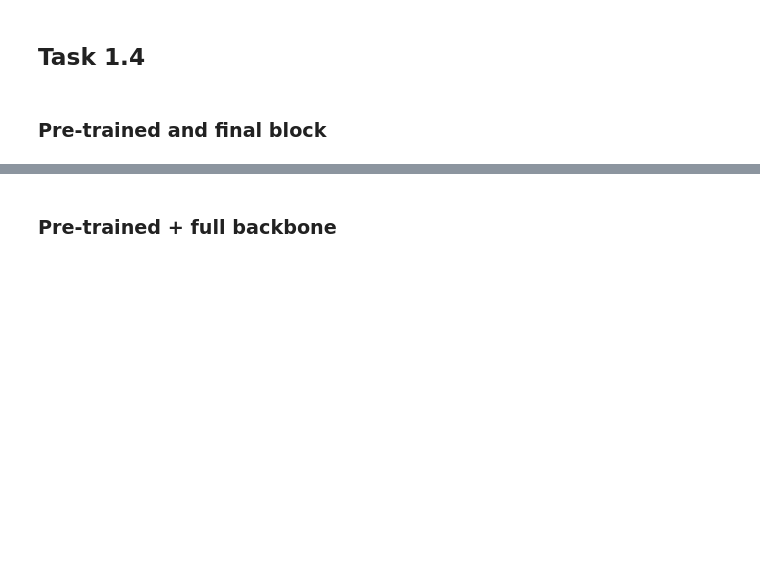
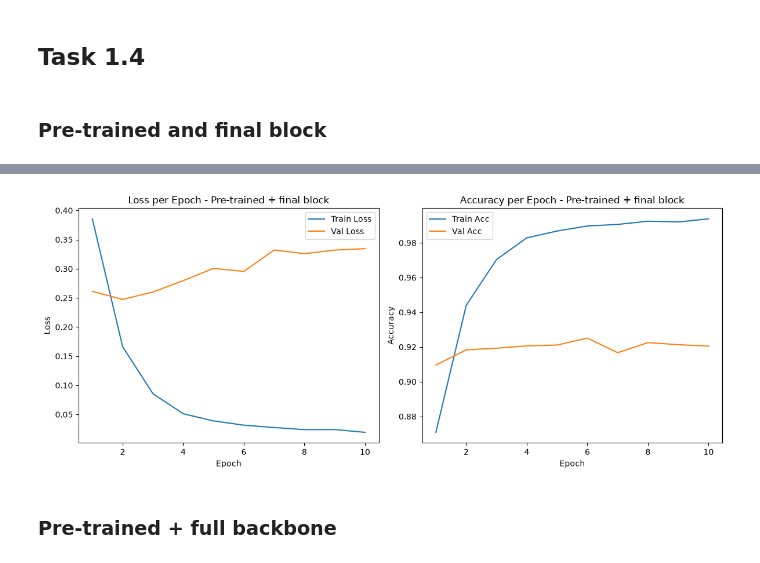
Before and after one commit to alifayyaz0613/atml-pa0, a Jupyter notebook: task1_resnet/task1.ipynb, the cells around one changed output, grey strips where cells are left out. Cells and saved outputs as stored; diff of their text form; code cells hidden in the pictures; blank space fills up the shorter version.

```diff
--- a/task1_resnet/task1.ipynb
+++ b/task1_resnet/task1.ipynb
@@ -642,5 +642,6 @@ optimizer = optim.Adam(filter(lambda p: p.requires_grad, model.parameters()), lr
 train_loader = DataLoader(train_dataset, batch_size=64, shuffle=True)
 test_loader = DataLoader(test_dataset, batch_size=64, shuffle=False)
 
-num_epochs = 20
+num_epochs = 10
 result1 = train_model(model, optimizer, train_loader, test_loader, num_epochs, "Pre-trained + final block")
+# %% [output]
@@ -647,3 +658,4 @@ result1 = train_model(model, optimizer, train_loader, test_loader, num_epochs, "
+[figure, added]
 # %% [markdown]
 ### Pre-trained + full backbone
 # %%
```
Also changed, not shown: parts of 5 cells of this notebook, 8 other files.
